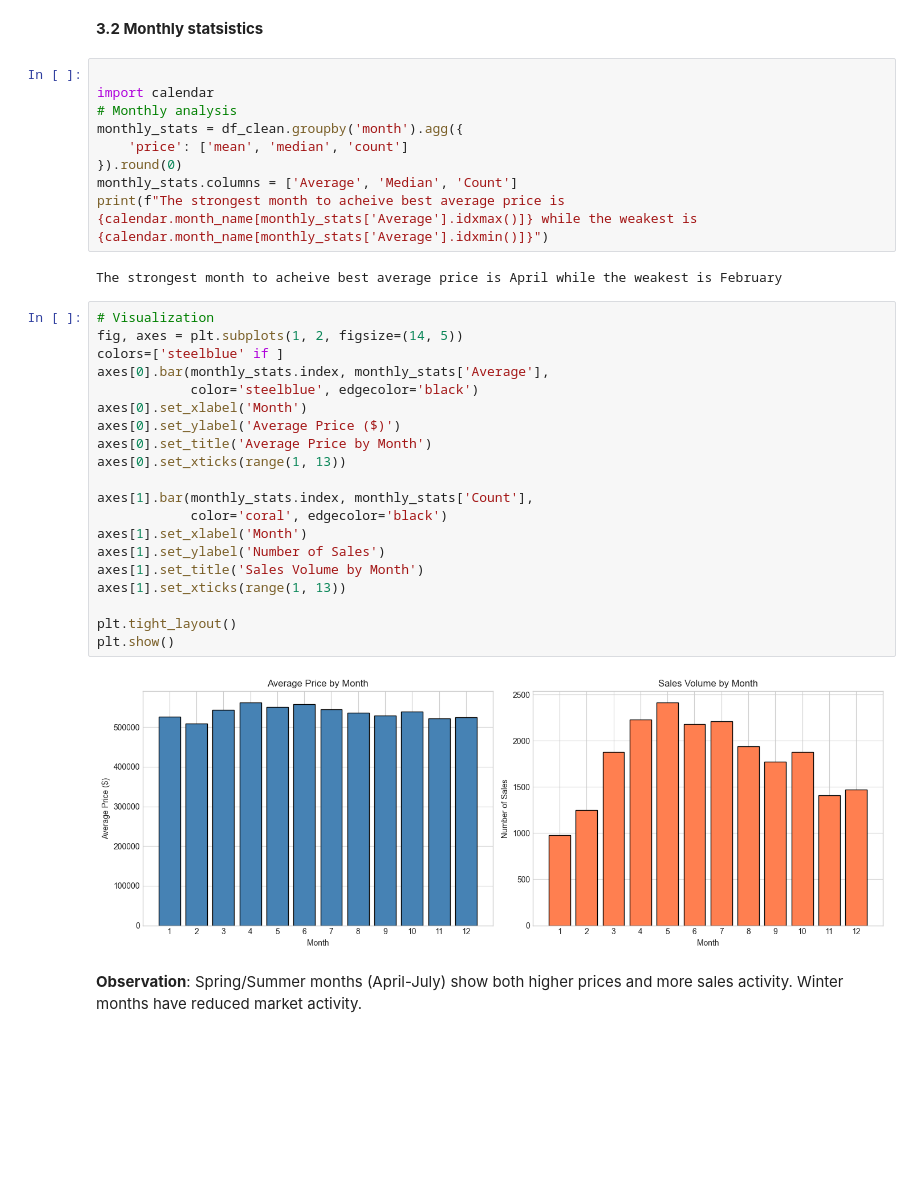
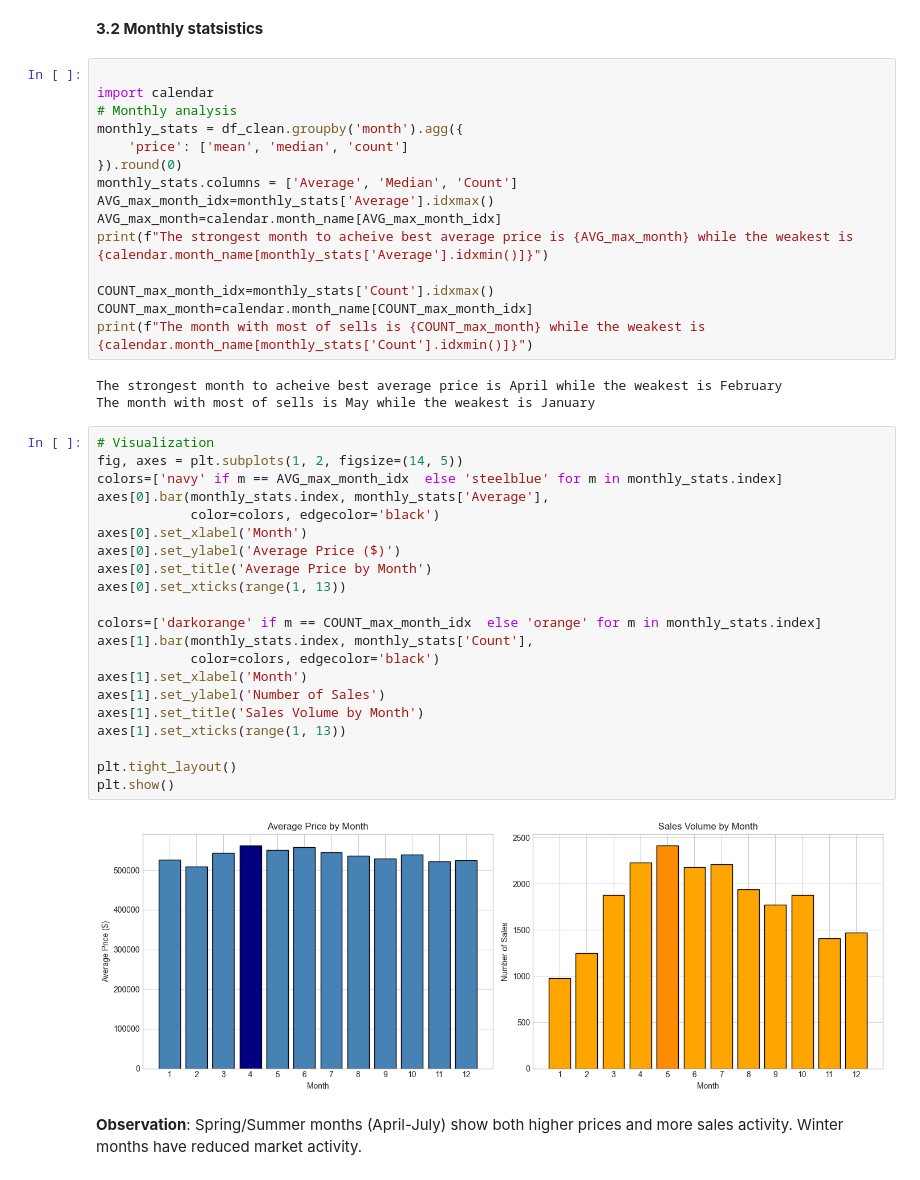
Before and after one commit to carpetcrawler78/EDA_project, a Jupyter notebook: 01_general_eda.ipynb, the cells around one changed output. Saved outputs shown, nothing was run; the diff lists cells and outputs as text; blank space fills up the shorter version.

```diff
--- a/REVISION/01_general_eda.ipynb
+++ b/01_general_eda.ipynb
@@ -287,31 +287,39 @@ monthly_stats = df_clean.groupby('month').agg({
     'price': ['mean', 'median', 'count']
 }).round(0)
 monthly_stats.columns = ['Average', 'Median', 'Count']
-print(f"The strongest month to acheive best average price is {calendar.month_name[monthly_stats['Average'].idxmax()]} while the weakest is {calendar.month_name[monthly_stats['Average'].idxmin()]}")
+AVG_max_month_idx=monthly_stats['Average'].idxmax()
+AVG_max_month=calendar.month_name[AVG_max_month_idx]
+print(f"The strongest month to acheive best average price is {AVG_max_month} while the weakest is {calendar.month_name[monthly_stats['Average'].idxmin()]}")
+
+COUNT_max_month_idx=monthly_stats['Count'].idxmax()
+COUNT_max_month=calendar.month_name[COUNT_max_month_idx]
+print(f"The month with most of sells is {COUNT_max_month} while the weakest is {calendar.month_name[monthly_stats['Count'].idxmin()]}")
 # %% [output]
 The strongest month to acheive best average price is April while the weakest is February
+The month with most of sells is May while the weakest is January
 # %%
 # Visualization
 fig, axes = plt.subplots(1, 2, figsize=(14, 5))
-colors=['steelblue' if ]
+colors=['navy' if m == AVG_max_month_idx  else 'steelblue' for m in monthly_stats.index]
 axes[0].bar(monthly_stats.index, monthly_stats['Average'],
-            color='steelblue', edgecolor='black')
+            color=colors, edgecolor='black')
 axes[0].set_xlabel('Month')
 axes[0].set_ylabel('Average Price ($)')
 axes[0].set_title('Average Price by Month')
 axes[0].set_xticks(range(1, 13))
 
+colors=['darkorange' if m == COUNT_max_month_idx  else 'orange' for m in monthly_stats.index]
 axes[1].bar(monthly_stats.index, monthly_stats['Count'],
-            color='coral', edgecolor='black')
+            color=colors, edgecolor='black')
 axes[1].set_xlabel('Month')
 axes[1].set_ylabel('Number of Sales')
 axes[1].set_title('Sales Volume by Month')
 axes[1].set_xticks(range(1, 13))
 
 plt.tight_layout()
 plt.show()
 # %% [output]
-[figure, old version]
+[figure, new version]
 # %% [markdown]
 **Observation**: Spring/Summer months (April-July) show both higher prices and more sales activity. Winter months have reduced market activity.
 # %% [markdown]
```
Also changed, not shown: parts of 13 cells of this notebook, 14 other files.
